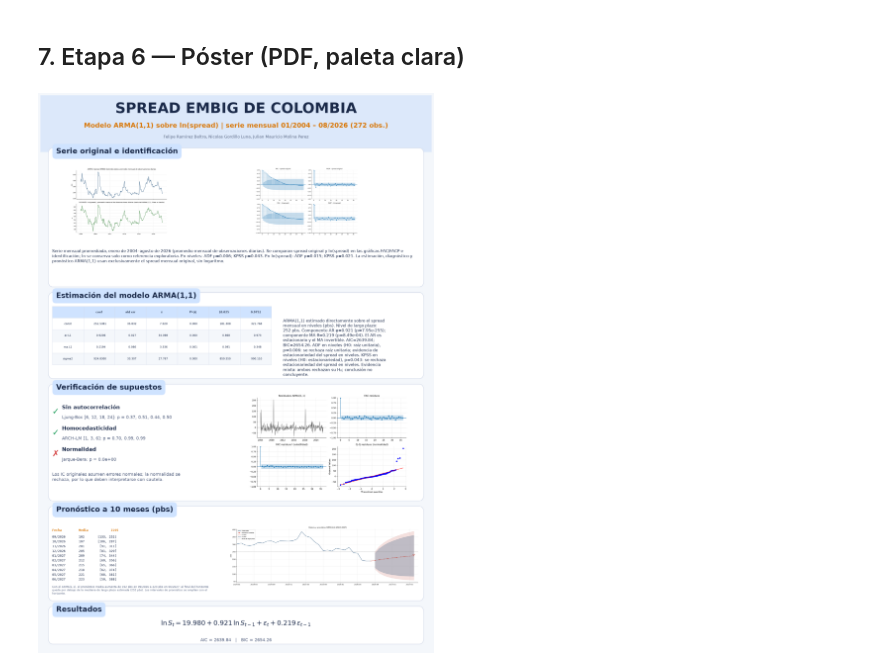
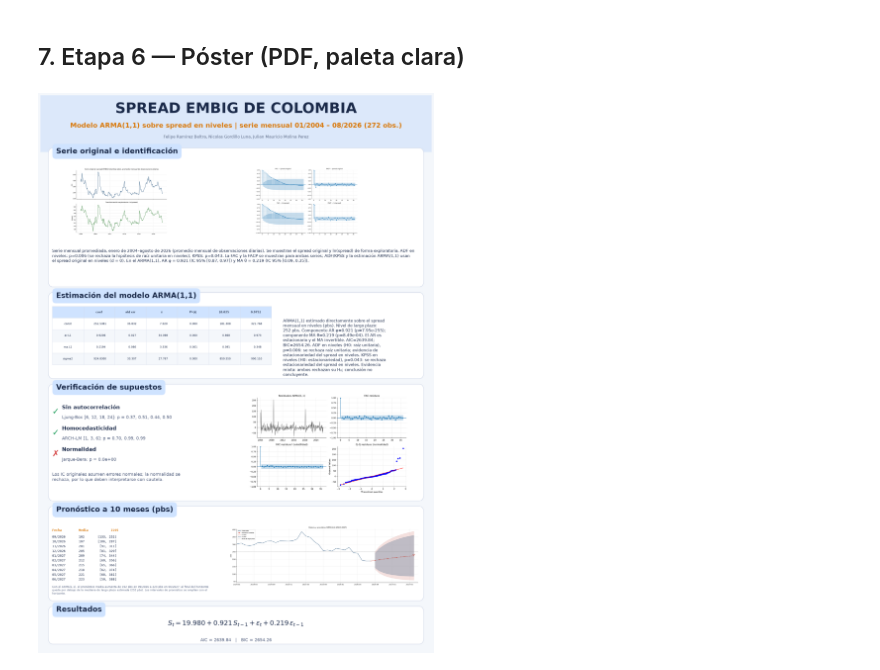
Before and after one commit to Julius7u7/nuevo-repo, a Jupyter notebook: code/Modelo_mensual.ipynb, the cells around one changed output. Cells and saved outputs as stored; diff of their text form; code cells hidden in the pictures.

```diff
--- a/code/Modelo_mensual.ipynb
+++ b/code/Modelo_mensual.ipynb
@@ -147,17 +148,14 @@ def prueba_kpss(s, reg):
 
 def grafico_fac_facp(y, ly, ruta, lags=36):
     fig, ax = plt.subplots(2, 2, figsize=(12, 8))
-    for fila, (s, nom) in enumerate([(y, "spread original"), (ly, "ln(spread)")]):
-        plot_acf(s, lags=lags, ax=ax[fila, 0], title=f"FAC – {nom}")
-        plot_pacf(s, lags=lags, ax=ax[fila, 1], method="ywm", title=f"FACP – {nom}")
+    for fila, (serie, nombre) in enumerate([(y, "spread original"), (ly, "ln(spread)")]):
+        plot_acf(serie, lags=lags, ax=ax[fila, 0], title=f"FAC — {nombre}")
+        plot_pacf(serie, lags=lags, ax=ax[fila, 1], method="ywm", title=f"FACP — {nombre}")
     plt.tight_layout(); fig.savefig(ruta, dpi=150); plt.show()
 
-print("=== ETAPA 1: IDENTIFICACIÓN (niveles y logaritmos; modelo en niveles) ===")
+print("=== ETAPA 1: IDENTIFICACIÓN (niveles y ln exploratorio) ===")
 adf_y = prueba_adf(y, "c"); kpss_y = prueba_kpss(y, "c")
 adf_ct_y = prueba_adf(y, "ct"); kpss_ct_y = prueba_kpss(y, "ct")
-adf_ly = prueba_adf(ly, "c"); kpss_ly = prueba_kpss(ly, "c")
-adf_ct = prueba_adf(ly, "ct"); kpss_ct = prueba_kpss(ly, "ct")
 grafico_fac_facp(y, ly, SALIDA / "fig2_FAC_FACP.png")
-R["ident"] = dict(adf_y=adf_y, kpss_y=kpss_y, adf_ct_y=adf_ct_y, kpss_ct_y=kpss_ct_y,
-                  adf_ly=adf_ly, kpss_ly=kpss_ly, adf_ct=adf_ct, kpss_ct=kpss_ct)
+R["ident"] = dict(adf_y=adf_y, kpss_y=kpss_y, adf_ct_y=adf_ct_y, kpss_ct_y=kpss_ct_y)
 # %% [output]
@@ -285,7 +279,7 @@ Jarque-Bera p: 0.00e+00 | asimetría=3.23 curtosis=23.71
 ## 6. Etapa 4 — Pronóstico (IC 95% y 90%, en pbs)
 # %%
 def pronosticar(modelo, fechas, h=H, punto="media"):
-    """Pronostica directamente los promedios mensuales del spread en niveles (pbs), sin logaritmos."""
+    """Pronostica los promedios mensuales del spread en niveles (pbs)."""
     fc = modelo.get_forecast(h)
     pronostico = fc.predicted_mean.values
     fut = [fechas[-1] + pd.DateOffset(months=i + 1) for i in range(h)]
@@ -354,10 +348,10 @@ def textos_poster(R):
     I, M, D, P = R["ident"], R["modelo"], R["diag"], R["pron"]
     raiz = ("se rechaza la hipótesis de raíz unitaria en niveles" if I["adf_y"] < 0.05 else
             "no se rechaza la hipótesis de raíz unitaria en niveles")
-    ident = (f"Serie mensual promediada, enero de 2004–agosto de 2026 ({R['agr']}). Se comparan spread original y ln(spread) en las gráficas FAC/FACP e identificación; "
-             f"ln se conserva solo como referencia exploratoria. En niveles: ADF p={I['adf_y']:.3f}; KPSS p={I['kpss_y']:.3f}. "
-             f"En ln(spread): ADF p={I['adf_ly']:.3f}; KPSS p={I['kpss_ly']:.3f}. "
-             f"La estimación, diagnóstico y pronóstico ARMA(1,1) usan exclusivamente el spread mensual original, sin logaritmo.")
+    ident = (f"Serie mensual promediada, enero de 2004–agosto de 2026 ({R['agr']}). Se muestran el spread original y ln(spread) de forma exploratoria. "
+             f"ADF en niveles: p={I['adf_y']:.3f} ({raiz}); KPSS: p={I['kpss_y']:.3f}. "
+             f"La FAC y la FACP se muestran para ambas series; ADF/KPSS y la estimación ARMA(1,1) usan el spread original en niveles (d = 0). "
+             f"En el ARMA(1,1), AR φ = {M['phi']:.3f} (IC 95% [{M['ic_phi'][0]:.2f}, {M['ic_phi'][1]:.2f}]) y MA θ = {M['theta']:.3f} (IC 95% [{M['ic_theta'][0]:.2f}, {M['ic_theta'][1]:.2f}]).")
     interp_adf = ("se rechaza raíz unitaria; evidencia de estacionariedad del spread en niveles" if I["adf_y"] < 0.05
                   else "no se rechaza raíz unitaria del spread en niveles")
     interp_kpss = ("se rechaza estacionariedad del spread en niveles" if I["kpss_y"] < 0.05
@@ -403,7 +397,7 @@ def armar_poster(R, carpeta, salida_pdf, salida_png=None):
     # encabezado
     bg.add_patch(Rectangle((0, 0.898), 1, 0.102, fc=HEAD, ec="none"))
     bg.text(0.5, 0.975, "SPREAD EMBIG DE COLOMBIA", color=INK, fontsize=44, fontweight="bold", ha="center", va="center")
-    bg.text(0.5, 0.945, f"Modelo ARMA(1,1) sobre ln(spread) | serie mensual {R['ini']} – {R['fin']} ({R['n']} obs.)",
+    bg.text(0.5, 0.945, f"Modelo ARMA(1,1) sobre spread en niveles | serie mensual {R['ini']} – {R['fin']} ({R['n']} obs.)",
             color=ACC, fontsize=20, ha="center", va="center", fontweight="bold")
     bg.text(0.5, 0.925, AUTORES, color=MUTED, fontsize=12, ha="center", va="center")
 
@@ -438,31 +432,31 @@ def armar_poster(R, carpeta, salida_pdf, salida_png=None):
         bg.text(0.03, yy, "✓" if ok else "✗", color=OK if ok else KO, fontsize=26, fontweight="bold", va="center")
         bg.text(0.055, yy + 0.008, nom, color=INK, fontsize=16, fontweight="bold", va="center")
         bg.text(0.055, yy - 0.010, det, color=MUTED, fontsize=13, va="center")
     texto(0.03, 0.322, T["sup"], w=62, size=13, color=MUTED)
     imagen([0.50, 0.280, 0.47, 0.185], "fig3_residuos.png")
 
     # 4. pronóstico completo
     card(0.02, 0.090, 0.96, 0.170, f"Pronóstico a {len(P['fut'])} meses (pbs)")
     et = P["etq"].capitalize()
     bg.text(0.03, 0.220, f"{'Fecha':10s}{et:>9s}{'IC95':>16s}", color=ACC, fontsize=9, family="monospace", va="top", fontweight="bold")
     for j, i in enumerate(range(len(P["fut"]))):
         a, b = P["ic95"][i, 0], P["ic95"][i, 1]
         bg.text(0.03, 0.208 - j * 0.0085, f"{P['fut'][i]:%m/%Y}  {P['punto'][i]:8.0f}  {f'[{a:.0f}, {b:.0f}]':>15s}",
                 color=INK, fontsize=9, family="monospace", va="top")
     texto(0.03, 0.118, T["pron"], w=115, size=8, color=MUTED)
     imagen([0.48, 0.093, 0.49, 0.155], "fig4_pronostico.png")
 
     # 5. resultados
     card(0.02, 0.012, 0.96, 0.068, "Resultados")
     bg.text(0.5, 0.049, rf"$S_t={M['c']:.3f}+{M['phi']:.3f}\,S_{{t-1}}+\varepsilon_t+{M['theta']:.3f}\,\varepsilon_{{t-1}}$",
             color=INK, fontsize=20, ha="center", va="center")
     bg.text(0.5, 0.019, f"AIC = {M['aic']:.2f}   |   BIC = {M['bic']:.2f}",
             color=MUTED, fontsize=13, ha="center", va="center")
 
     fig.savefig(salida_pdf, facecolor=BG)
     if salida_png: fig.savefig(salida_png, dpi=60, facecolor=BG)
     plt.show()
 
 armar_poster(R, SALIDA, SALIDA / "poster_embig.pdf", SALIDA / "poster_embig_preview.png")
 # %% [output]
-[figure, old version]
+[figure, new version]
```
Also changed, not shown: parts of 4 cells of this notebook, 6 other files.
